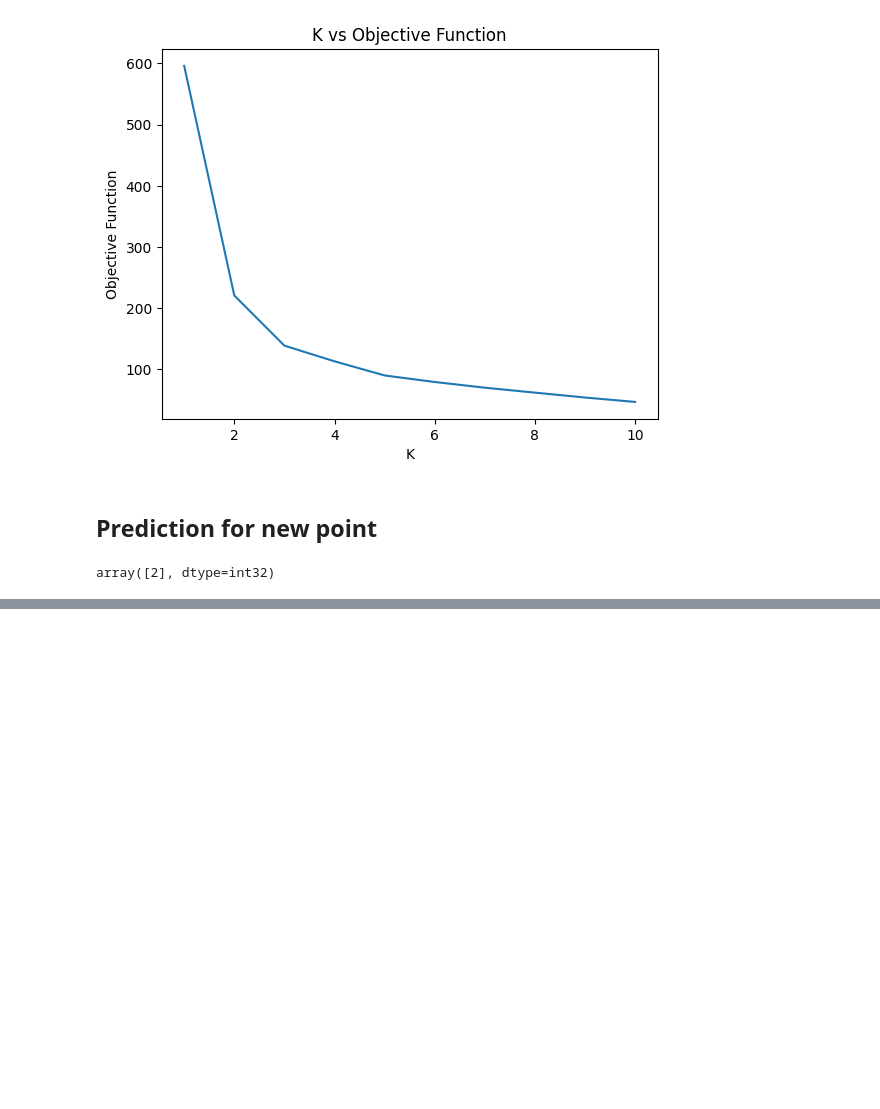
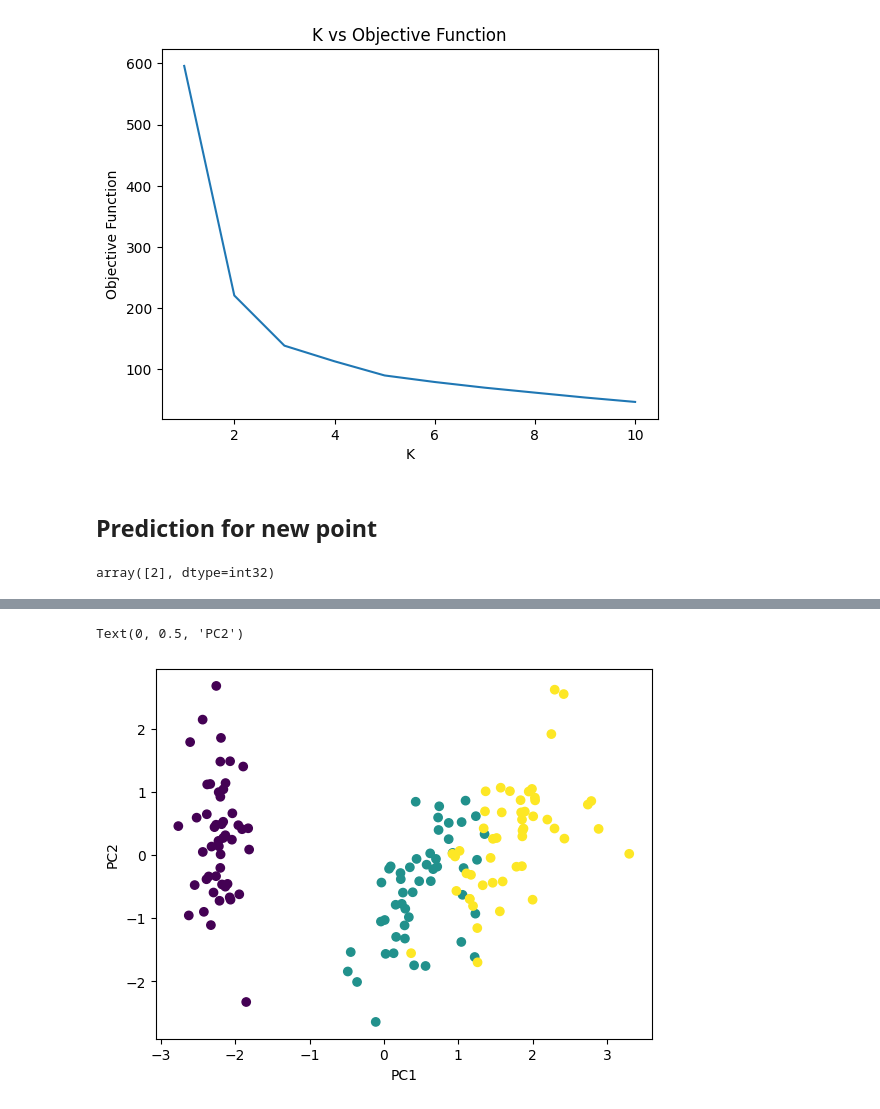
Before and after one commit to ralbu85/STML, a Jupyter notebook: STML_clustering.ipynb, the cells around one changed output, grey strips where cells are left out. Cells and saved outputs as stored; diff of their text form; code cells hidden in the pictures; blank space fills up the shorter version.

```diff
--- a/STML_clustering.ipynb
+++ b/STML_clustering.ipynb
@@ -88,0 +109,7 @@ array([2], dtype=int32)
+# %%
+plt.scatter(z1,z2, c=iris['target']) # plotting PCA dimension with K-means result
+plt.xlabel('PC1')
+plt.ylabel('PC2')
+# %% [output]
+Text(0, 0.5, 'PC2')
+[figure, added]
```
Also changed, not shown: parts of 4 cells of this notebook.
